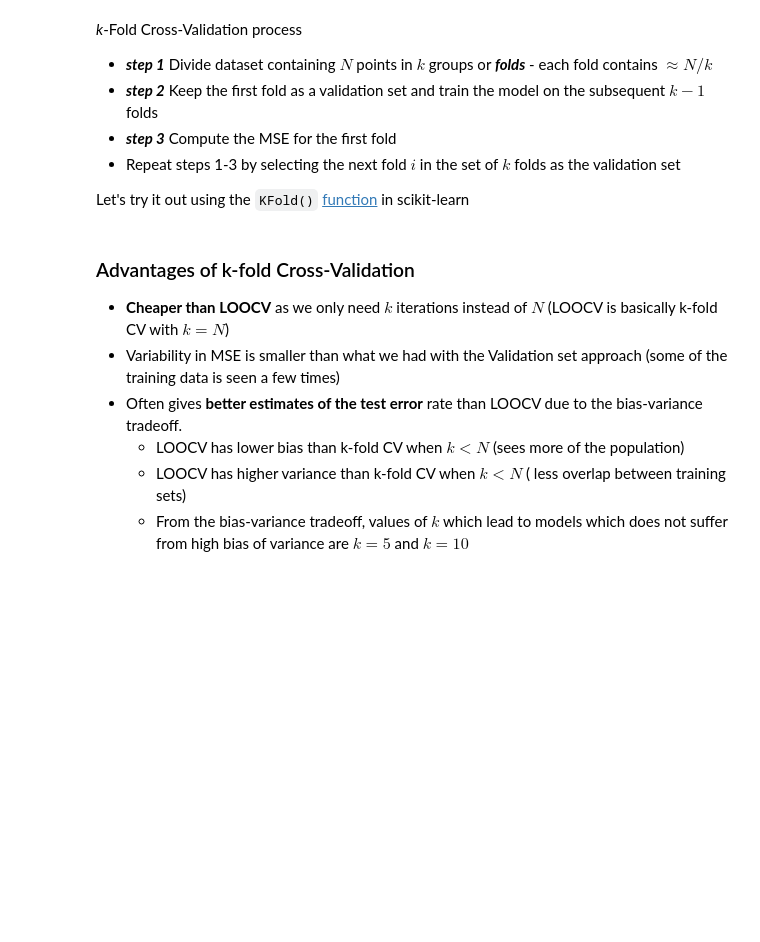
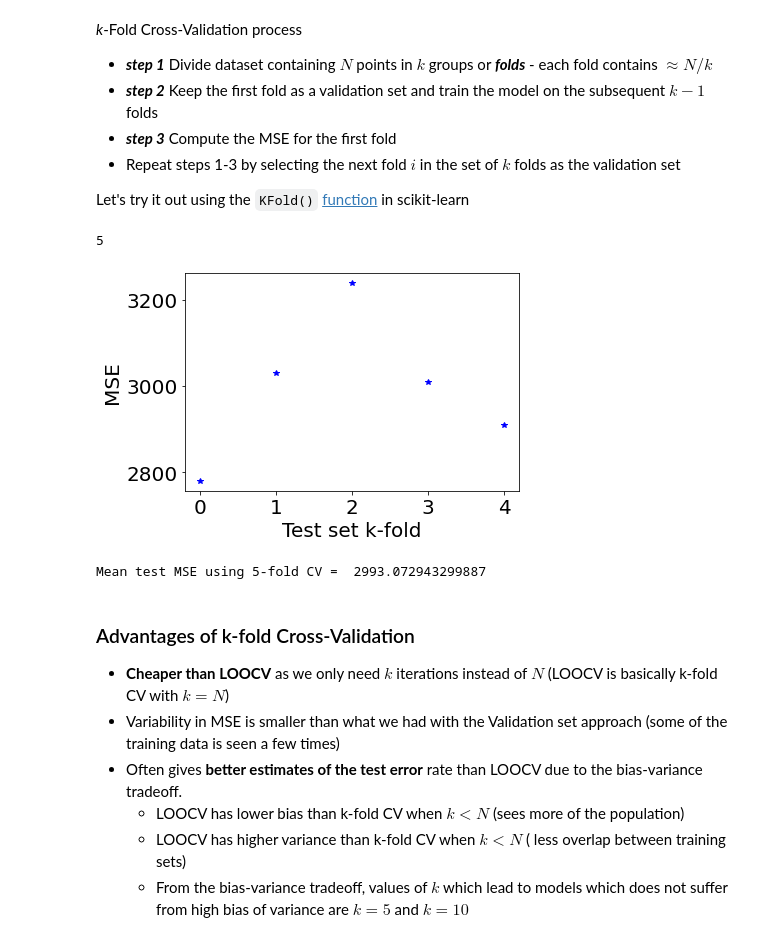
Before and after one commit to UWDIRECT/UWDIRECT.github.io, a Jupyter notebook: Wi22_content/DSMCER/L9_Resampling.ipynb, the cells around one changed output. Saved outputs shown, nothing was run; the diff lists cells and outputs as text; code cells hidden in the pictures; blank space fills up the shorter version.

```diff
--- a/Wi22_content/DSMCER/L9_Resampling.ipynb
+++ b/Wi22_content/DSMCER/L9_Resampling.ipynb
@@ -186,3 +196,32 @@ Let's try it out using the `KFold()` [function](https://scikit-learn.org/stable/
+# %%
+kf = KFold(n_splits=5)
+kf.get_n_splits(X)
+# %% [output]
+5
+# %%
+MSE_kf = []
+for train_index, test_index in kf.split(X):
+    #print("TRAIN:", train_index, "TEST:", test_index)
+    X_train, X_test = X[train_index], X[test_index]
+    y_train, y_test = y[train_index], y[test_index]
+    #print("X train", X_train, "\nX test",  X_test, "\ny train", y_train, "\ny test", y_test)
+    reg = linear_model.LinearRegression().fit(X_train, y_train)
+    y_predict = reg.predict(X_test)
+    MSE_kf.append(mean_squared_error(y_test, y_predict))
+# %%
+plt.figure()
+plt.plot(MSE_kf,'*',color='blue')
+plt.xlabel('Test set k-fold')
+plt.ylabel('MSE')
+plt.show()
+# %% [output]
+[figure, added]
+# %%
+CV_mean_5fold_MSE = 1/5. * np.sum(MSE_kf)
+
+print("Mean test MSE using 5-fold CV = ", CV_mean_5fold_MSE)
+# %% [output]
+Mean test MSE using 5-fold CV =  2993.072943299887
 # %% [markdown]
 ### Advantages of k-fold Cross-Validation
 
```
Also changed, not shown: parts of 36 cells of this notebook, 1 other file.
